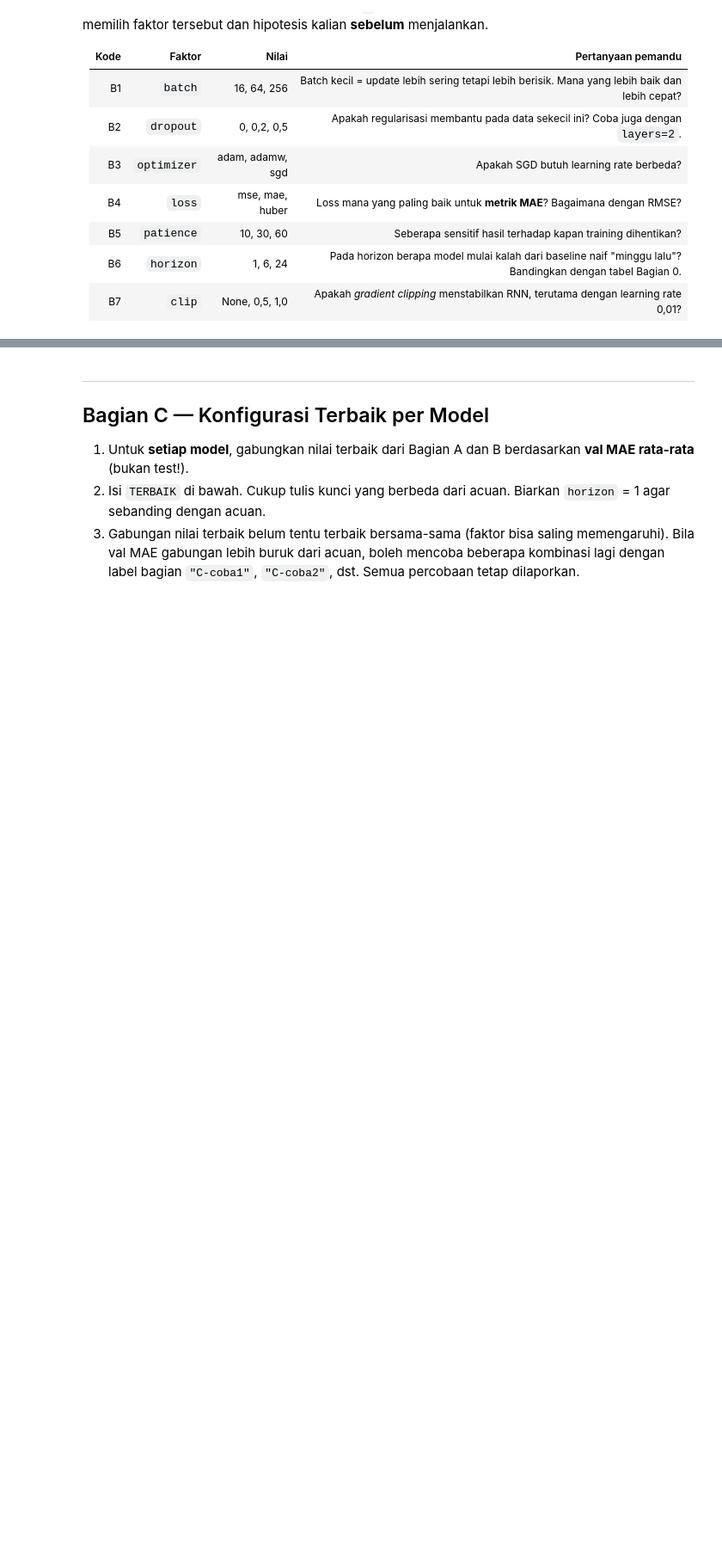
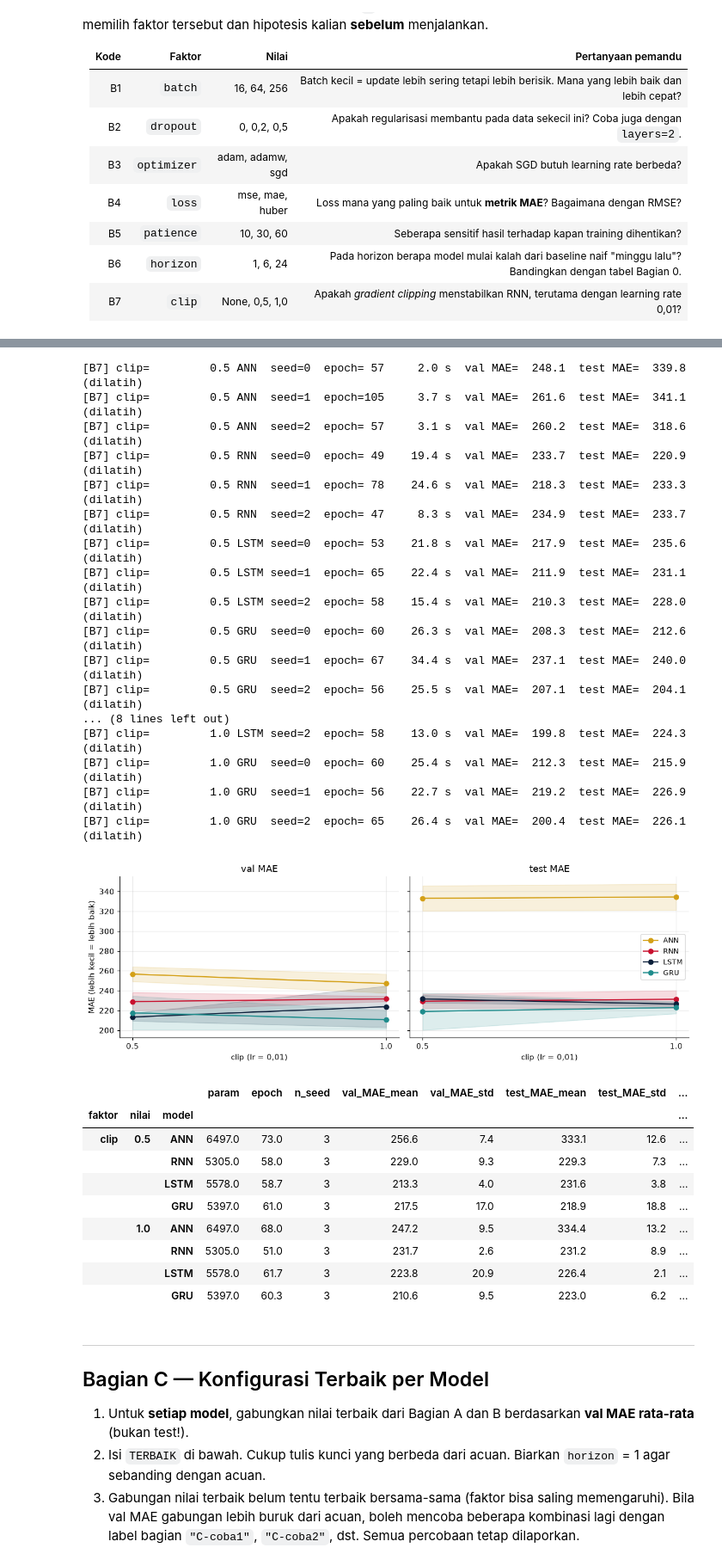
Before and after one commit to nizar326/dlw-tugas-ra-124400029, a Jupyter notebook: tugas_ablasi.ipynb, the cells around one changed output, grey strips where cells are left out. Shown at 86% size. Cells and saved outputs as stored; diff of their text form; code cells hidden in the pictures; blank space fills up the shorter version.

```diff
--- a/tugas_ablasi.ipynb
+++ b/tugas_ablasi.ipynb
@@ -693,0 +692,5 @@ Pilih **minimal dua** faktor berikut. Hapus tanda `#` pada sel yang dipilih. Tul
+# %%
+b7 = jalankan("B7", "clip", [None, 0.5, 1.0], lr=1e-2)
+plot_faktor(b7, "clip (lr = 0,01)", simpan="B7_clip.png")
+ringkas(b7)
+# %% [output]
@@ -694,3 +709,31 @@ Pilih **minimal dua** faktor berikut. Hapus tanda `#` pada sel yang dipilih. Tul
+[B7] clip=         0.5 ANN  seed=0  epoch= 57     2.0 s  val MAE=  248.1  test MAE=  339.8  (dilatih)
+[B7] clip=         0.5 ANN  seed=1  epoch=105     3.7 s  val MAE=  261.6  test MAE=  341.1  (dilatih)
+[B7] clip=         0.5 ANN  seed=2  epoch= 57     3.1 s  val MAE=  260.2  test MAE=  318.6  (dilatih)
+[B7] clip=         0.5 RNN  seed=0  epoch= 49    19.4 s  val MAE=  233.7  test MAE=  220.9  (dilatih)
+[B7] clip=         0.5 RNN  seed=1  epoch= 78    24.6 s  val MAE=  218.3  test MAE=  233.3  (dilatih)
+[B7] clip=         0.5 RNN  seed=2  epoch= 47     8.3 s  val MAE=  234.9  test MAE=  233.7  (dilatih)
+[B7] clip=         0.5 LSTM seed=0  epoch= 53    21.8 s  val MAE=  217.9  test MAE=  235.6  (dilatih)
+[B7] clip=         0.5 LSTM seed=1  epoch= 65    22.4 s  val MAE=  211.9  test MAE=  231.1  (dilatih)
+[B7] clip=         0.5 LSTM seed=2  epoch= 58    15.4 s  val MAE=  210.3  test MAE=  228.0  (dilatih)
+[B7] clip=         0.5 GRU  seed=0  epoch= 60    26.3 s  val MAE=  208.3  test MAE=  212.6  (dilatih)
+[B7] clip=         0.5 GRU  seed=1  epoch= 67    34.4 s  val MAE=  237.1  test MAE=  240.0  (dilatih)
+[B7] clip=         0.5 GRU  seed=2  epoch= 56    25.5 s  val MAE=  207.1  test MAE=  204.1  (dilatih)
+... (8 lines left out)
+[B7] clip=         1.0 LSTM seed=2  epoch= 58    13.0 s  val MAE=  199.8  test MAE=  224.3  (dilatih)
+[B7] clip=         1.0 GRU  seed=0  epoch= 60    25.4 s  val MAE=  212.3  test MAE=  215.9  (dilatih)
+[B7] clip=         1.0 GRU  seed=1  epoch= 56    22.7 s  val MAE=  219.2  test MAE=  226.9  (dilatih)
+[B7] clip=         1.0 GRU  seed=2  epoch= 65    26.4 s  val MAE=  200.4  test MAE=  226.1  (dilatih)
+[figure, added]
+|  |  |  | param | epoch | n_seed | val_MAE_mean | val_MAE_std | test_MAE_mean | test_MAE_std | ... |
+| faktor | nilai | model |  |  |  |  |  |  |  | ... |
+| clip | 0.5 | ANN | 6497.0 | 73.0 | 3 | 256.6 | 7.4 | 333.1 | 12.6 | ... |
+|  |  | RNN | 5305.0 | 58.0 | 3 | 229.0 | 9.3 | 229.3 | 7.3 | ... |
+|  |  | LSTM | 5578.0 | 58.7 | 3 | 213.3 | 4.0 | 231.6 | 3.8 | ... |
+|  |  | GRU | 5397.0 | 61.0 | 3 | 217.5 | 17.0 | 218.9 | 18.8 | ... |
+|  | 1.0 | ANN | 6497.0 | 68.0 | 3 | 247.2 | 9.5 | 334.4 | 13.2 | ... |
+|  |  | RNN | 5305.0 | 51.0 | 3 | 231.7 | 2.6 | 231.2 | 8.9 | ... |
+|  |  | LSTM | 5578.0 | 61.7 | 3 | 223.8 | 20.9 | 226.4 | 2.1 | ... |
+|  |  | GRU | 5397.0 | 60.3 | 3 | 210.6 | 9.5 | 223.0 | 6.2 | ... |
 # %% [markdown]
 ---
 ## Bagian C — Konfigurasi Terbaik per Model
```
Also changed, not shown: parts of 3 cells of this notebook, 2 other files.
